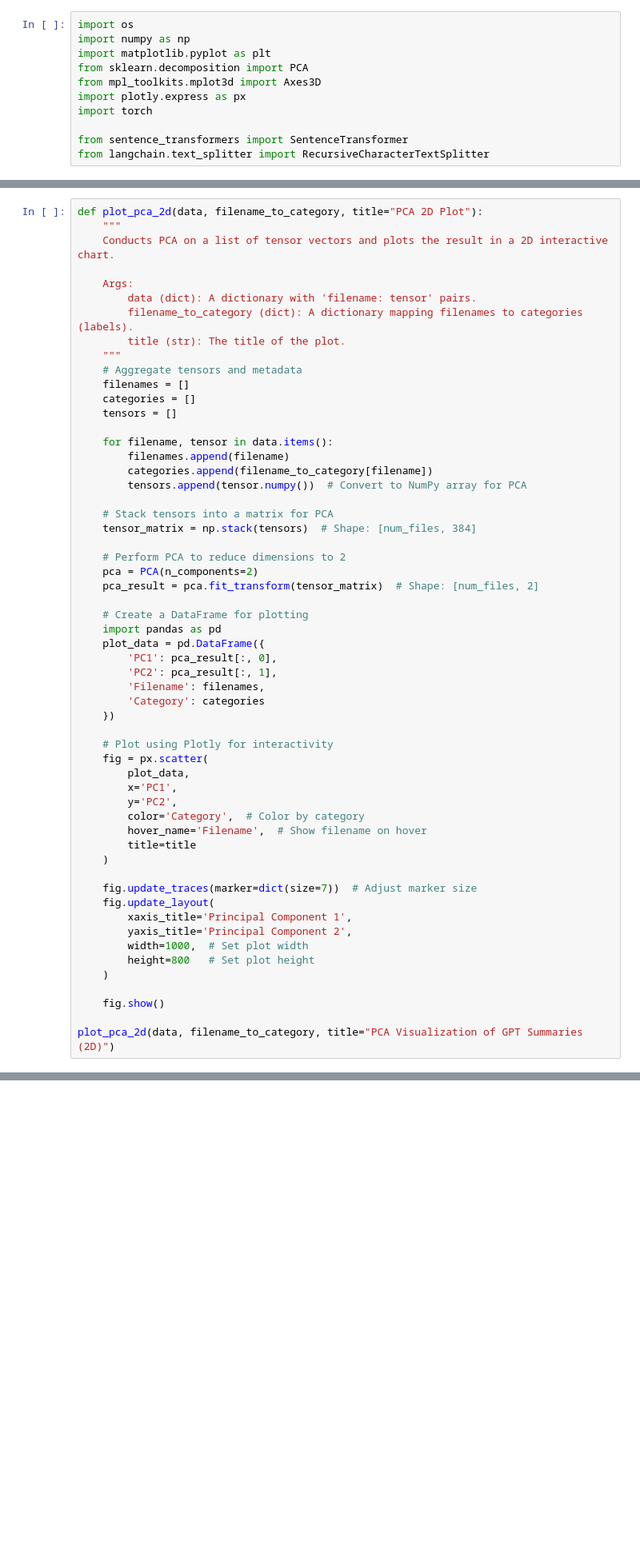
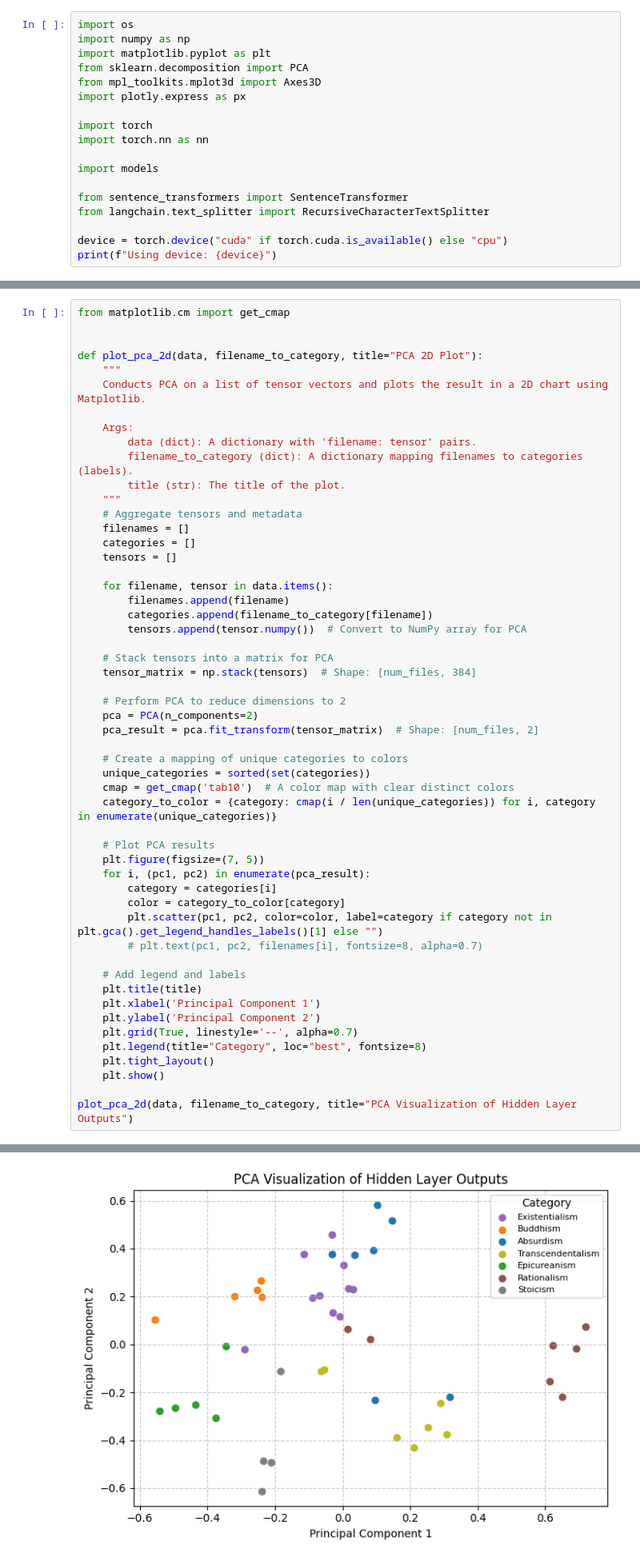
Before and after one commit to lucasdino/philosophical_oracle, a Jupyter notebook: pca_source_texts.ipynb, the cells around one changed output, grey strips where cells are left out. Shown at 80% size. Drawn from its saved outputs; the diff is of its cells as text; blank space fills up the shorter version.

```diff
--- a/pca_source_texts.ipynb
+++ b/pca_source_texts.ipynb
@@ -5,7 +5,14 @@ import matplotlib.pyplot as plt
 from sklearn.decomposition import PCA
 from mpl_toolkits.mplot3d import Axes3D
 import plotly.express as px
+
 import torch
+import torch.nn as nn
+
+import models
 
 from sentence_transformers import SentenceTransformer
 from langchain.text_splitter import RecursiveCharacterTextSplitter
+
+device = torch.device("cuda" if torch.cuda.is_available() else "cpu")
+print(f"Using device: {device}")
@@ -152,9 +184,12 @@ def plot_pca_3d(data, filename_to_category, title="PCA 3D Plot"):
 
 plot_pca_3d(data, filename_to_category, title="PCA Visualization of Source Texts")
 # %%
+from matplotlib.cm import get_cmap
+
+
 def plot_pca_2d(data, filename_to_category, title="PCA 2D Plot"):
     """
-    Conducts PCA on a list of tensor vectors and plots the result in a 2D interactive chart.
+    Conducts PCA on a list of tensor vectors and plots the result in a 2D chart using Matplotlib.
 
     Args:
         data (dict): A dictionary with 'filename: tensor' pairs.
@@ -178,33 +213,27 @@ def plot_pca_2d(data, filename_to_category, title="PCA 2D Plot"):
     pca = PCA(n_components=2)
     pca_result = pca.fit_transform(tensor_matrix)  # Shape: [num_files, 2]
 
-    # Create a DataFrame for plotting
-    import pandas as pd
-    plot_data = pd.DataFrame({
-        'PC1': pca_result[:, 0],
-        'PC2': pca_result[:, 1],
-        'Filename': filenames,
-        'Category': categories
-    })
+    # Create a mapping of unique categories to colors
+    unique_categories = sorted(set(categories))
+    cmap = get_cmap('tab10')  # A color map with clear distinct colors
+    category_to_color = {category: cmap(i / len(unique_categories)) for i, category in enumerate(unique_categories)}
 
-    # Plot using Plotly for interactivity
-    fig = px.scatter(
-        plot_data,
-        x='PC1',
-        y='PC2',
-        color='Category',  # Color by category
-        hover_name='Filename',  # Show filename on hover
-        title=title
-    )
+    # Plot PCA results
+    plt.figure(figsize=(7, 5))
+    for i, (pc1, pc2) in enumerate(pca_result):
+        category = categories[i]
+        color = category_to_color[category]
+        plt.scatter(pc1, pc2, color=color, label=category if category not in plt.gca().get_legend_handles_labels()[1] else "")
+        # plt.text(pc1, pc2, filenames[i], fontsize=8, alpha=0.7)
 
-    fig.update_traces(marker=dict(size=7))  # Adjust marker size
-    fig.update_layout(
-        xaxis_title='Principal Component 1',
-        yaxis_title='Principal Component 2',
-        width=1000,  # Set plot width
-        height=800   # Set plot height
-    )
+    # Add legend and labels
+    plt.title(title)
+    plt.xlabel('Principal Component 1')
+    plt.ylabel('Principal Component 2')
+    plt.grid(True, linestyle='--', alpha=0.7)
+    plt.legend(title="Category", loc="best", fontsize=8)
+    plt.tight_layout()
+    plt.show()
 
-    fig.show()
-
-plot_pca_2d(data, filename_to_category, title="PCA Visualization of GPT Summaries (2D)")
+plot_pca_2d(data, filename_to_category, title="PCA Visualization of Hidden Layer Outputs")
+# %% [output]
@@ -210,0 +241 @@ plot_pca_2d(data, filename_to_category, title="PCA Visualization of GPT Summarie
+[figure, added]
```
Also changed, not shown: parts of 3 cells of this notebook, 5 other files.
